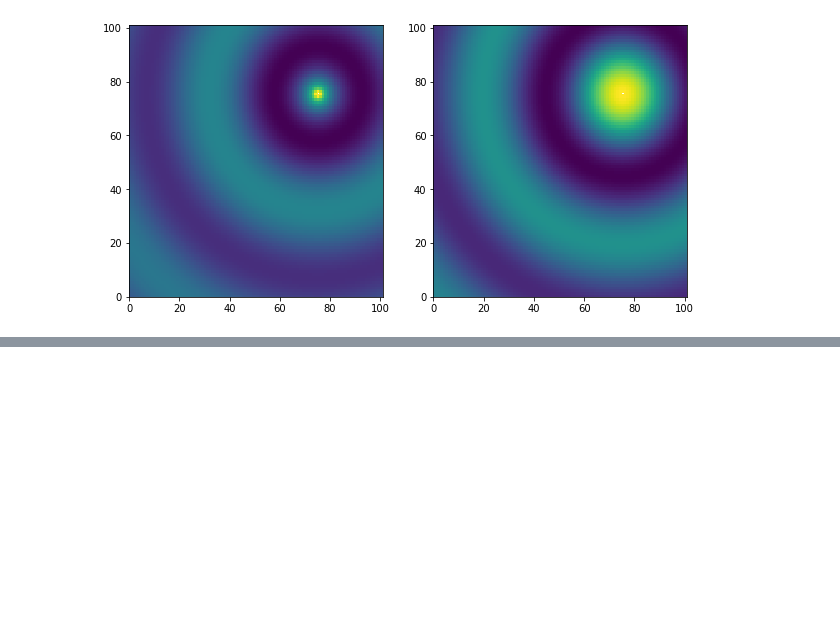
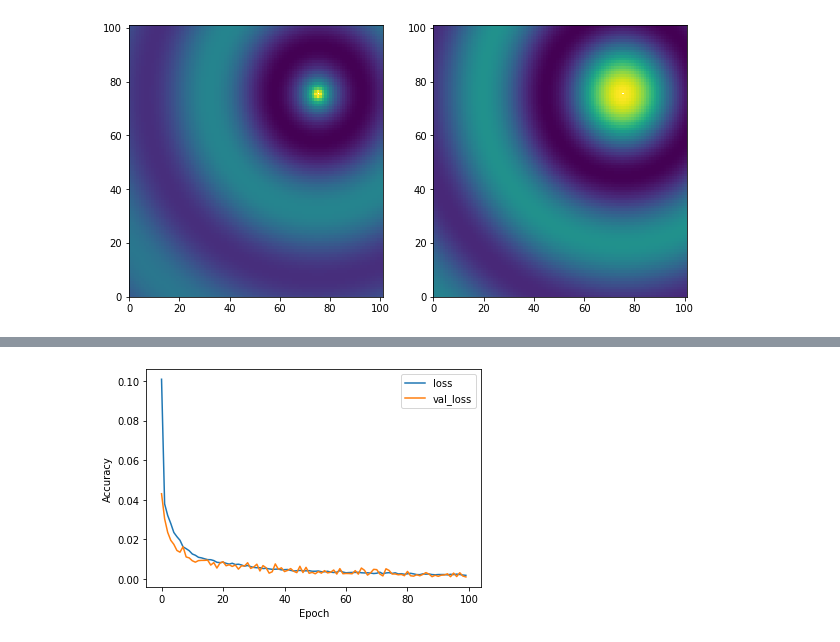
Before and after one commit to IgorBaratta/wave-direction, a Jupyter notebook: notebooks/generate_data.ipynb, the cells around one changed output, grey strips where cells are left out. Cells and saved outputs as stored; diff of their text form; code cells hidden in the pictures; blank space fills up the shorter version.

```diff
--- a/notebooks/generate_data.ipynb
+++ b/notebooks/generate_data.ipynb
@@ -49,0 +121,16 @@ ax[1].pcolor(field.imag)
+# %%
+model = models.Sequential()
+model.add(layers.Conv2D(64, (3, 3), activation='relu', input_shape=(N, N, 2)))
+model.add(layers.MaxPooling2D((2, 2)))
+model.add(layers.Conv2D(64, (3, 3), activation='relu'))
+model.add(layers.MaxPooling2D((2, 2)))
+# model.add(layers.Conv2D(64, (3, 3), activation='relu'))
+# model.add(layers.MaxPooling2D((2, 2)))
+# model.add(layers.InputLayer(input_shape=(N, N, 2)))
+model.add(layers.Flatten())
+model.add(layers.Dense(256, activation='relu'))
+model.add(layers.Dense(64, activation='relu'))
+model.add(layers.Dense(1, activation='sigmoid'))
+
+# Display archictecture
+model.summary()
@@ -49,0 +155,7 @@ ax[1].pcolor(field.imag)
+# %%
+
+model.compile(optimizer=tf.keras.optimizers.Adam(learning_rate=0.0001),
+              loss=tf.keras.losses.MeanAbsoluteError())
+
+history = model.fit(train_input, train_label, epochs=100,
+                    validation_data=(test_input, test_label))
@@ -49,0 +180,14 @@ ax[1].pcolor(field.imag)
+# %%
+plt.plot(history.history['loss'], label='loss')
+plt.plot(history.history['val_loss'], label = 'val_loss')
+plt.xlabel('Epoch')
+plt.ylabel('Accuracy')
+# plt.ylim([0, 1])
+plt.legend(loc='upper right')
+
+test_label = test_label.reshape(test_size, 1)
+test_loss = model.evaluate(test_input,  test_label, verbose=2)
+print(test_loss*360)
+direction = model.predict(test_input)
+# print(numpy.hstack((direction, test_label))*360)
+# %% [output]
@@ -49,0 +196 @@ ax[1].pcolor(field.imag)
+[figure, added]
```
Also changed, not shown: parts of 10 cells of this notebook.
